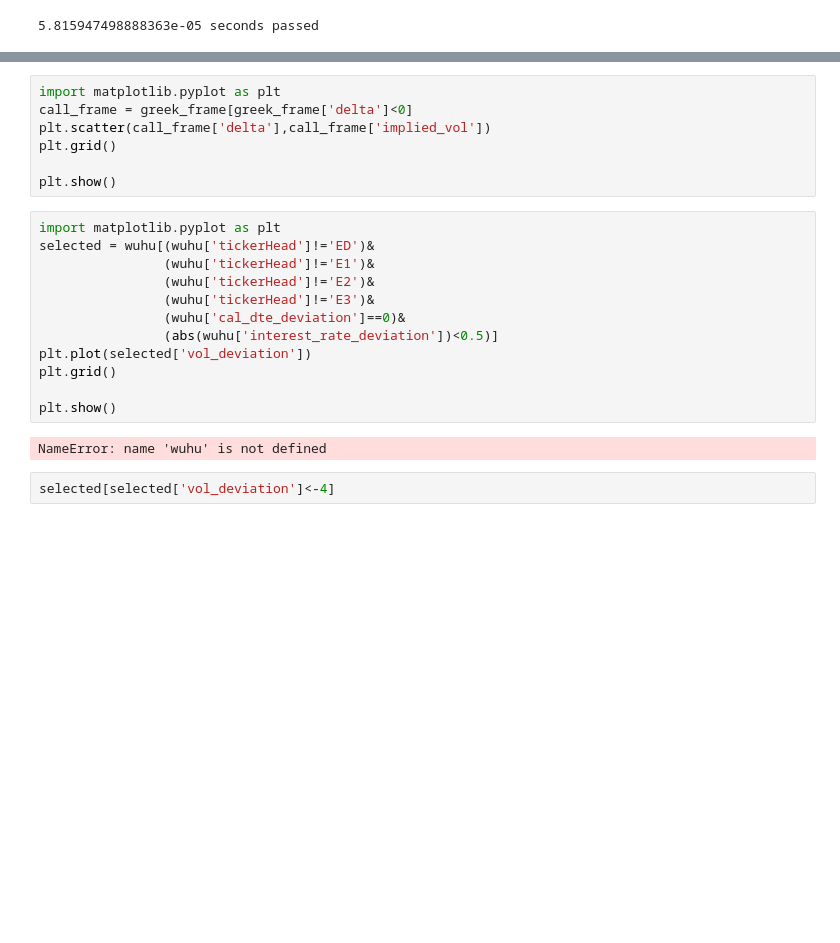
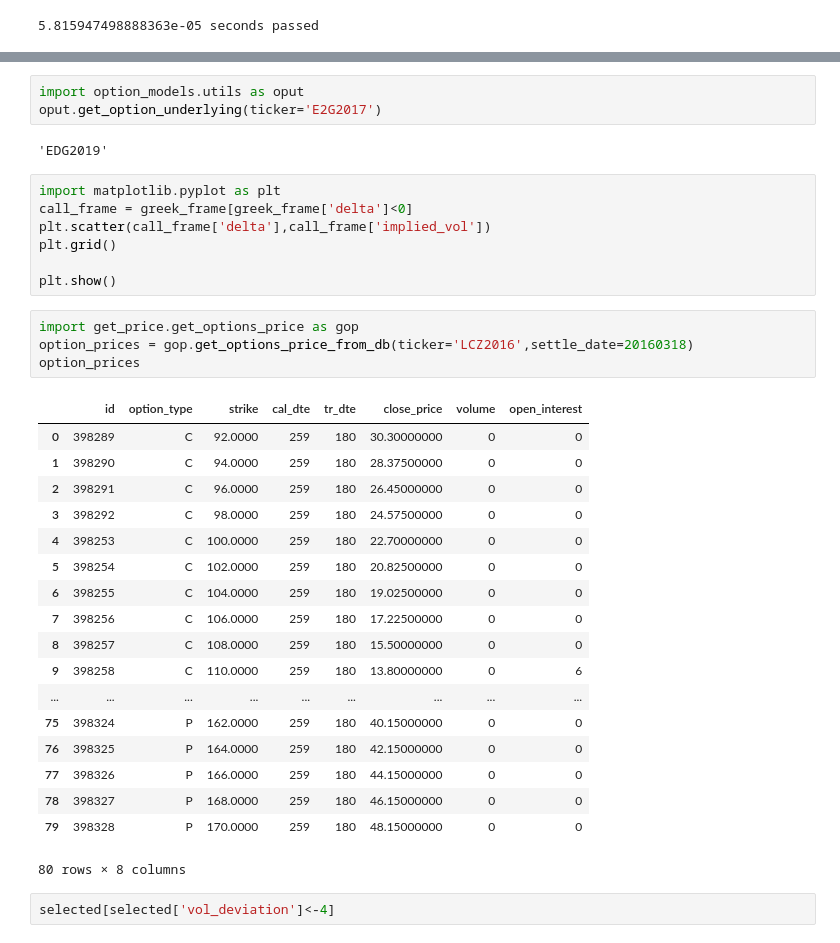
Before and after one commit to d0p34m1n3/repo_barbarossa, a Jupyter notebook: PycharmProjects/option_models/testQuantlib.ipynb, the cells around one changed output, grey strips where cells are left out. Drawn from its saved outputs; the diff is of its cells as text; blank space fills up the shorter version.

```diff
--- a/PycharmProjects/option_models/testQuantlib.ipynb
+++ b/PycharmProjects/option_models/testQuantlib.ipynb
@@ -125,3 +170,8 @@ greek_frame = pd.DataFrame(option_greeks)
+# %%
+import option_models.utils as oput
+oput.get_option_underlying(ticker='E2G2017')
+# %% [output]
+'EDG2019'
 # %%
 import matplotlib.pyplot as plt
 call_frame = greek_frame[greek_frame['delta']<0]
@@ -129,20 +179,29 @@ plt.scatter(call_frame['delta'],call_frame['implied_vol'])
 plt.grid()
 
 plt.show()
-# %%
-import matplotlib.pyplot as plt
-selected = wuhu[(wuhu['tickerHead']!='ED')&
-                (wuhu['tickerHead']!='E1')&
-                (wuhu['tickerHead']!='E2')&
-                (wuhu['tickerHead']!='E3')&
-                (wuhu['cal_dte_deviation']==0)&
-                (abs(wuhu['interest_rate_deviation'])<0.5)]
-plt.plot(selected['vol_deviation'])
-plt.grid()
-
-plt.show()
-# %% [output]
-NameError: name 'wuhu' is not defined
+# %%
+import get_price.get_options_price as gop
+option_prices = gop.get_options_price_from_db(ticker='LCZ2016',settle_date=20160318)
+option_prices
+# %% [output]
+|  | id | option_type | strike | cal_dte | tr_dte | close_price | volume | open_interest |
+| 0 | 398289 | C | 92.0000 | 259 | 180 | 30.30000000 | 0 | 0 |
+| 1 | 398290 | C | 94.0000 | 259 | 180 | 28.37500000 | 0 | 0 |
+| 2 | 398291 | C | 96.0000 | 259 | 180 | 26.45000000 | 0 | 0 |
+| 3 | 398292 | C | 98.0000 | 259 | 180 | 24.57500000 | 0 | 0 |
+| 4 | 398253 | C | 100.0000 | 259 | 180 | 22.70000000 | 0 | 0 |
+| 5 | 398254 | C | 102.0000 | 259 | 180 | 20.82500000 | 0 | 0 |
+| 6 | 398255 | C | 104.0000 | 259 | 180 | 19.02500000 | 0 | 0 |
+| 7 | 398256 | C | 106.0000 | 259 | 180 | 17.22500000 | 0 | 0 |
+| 8 | 398257 | C | 108.0000 | 259 | 180 | 15.50000000 | 0 | 0 |
+| 9 | 398258 | C | 110.0000 | 259 | 180 | 13.80000000 | 0 | 6 |
+| ... | ... | ... | ... | ... | ... | ... | ... | ... |
+| 75 | 398324 | P | 162.0000 | 259 | 180 | 40.15000000 | 0 | 0 |
+| 76 | 398325 | P | 164.0000 | 259 | 180 | 42.15000000 | 0 | 0 |
+| 77 | 398326 | P | 166.0000 | 259 | 180 | 44.15000000 | 0 | 0 |
+| 78 | 398327 | P | 168.0000 | 259 | 180 | 46.15000000 | 0 | 0 |
+| 79 | 398328 | P | 170.0000 | 259 | 180 | 48.15000000 | 0 | 0 |
+80 rows × 8 columns
 # %%
 selected[selected['vol_deviation']<-4]
 # %% [output]
```
Also changed, not shown: parts of 10 cells of this notebook, 22 other files.
